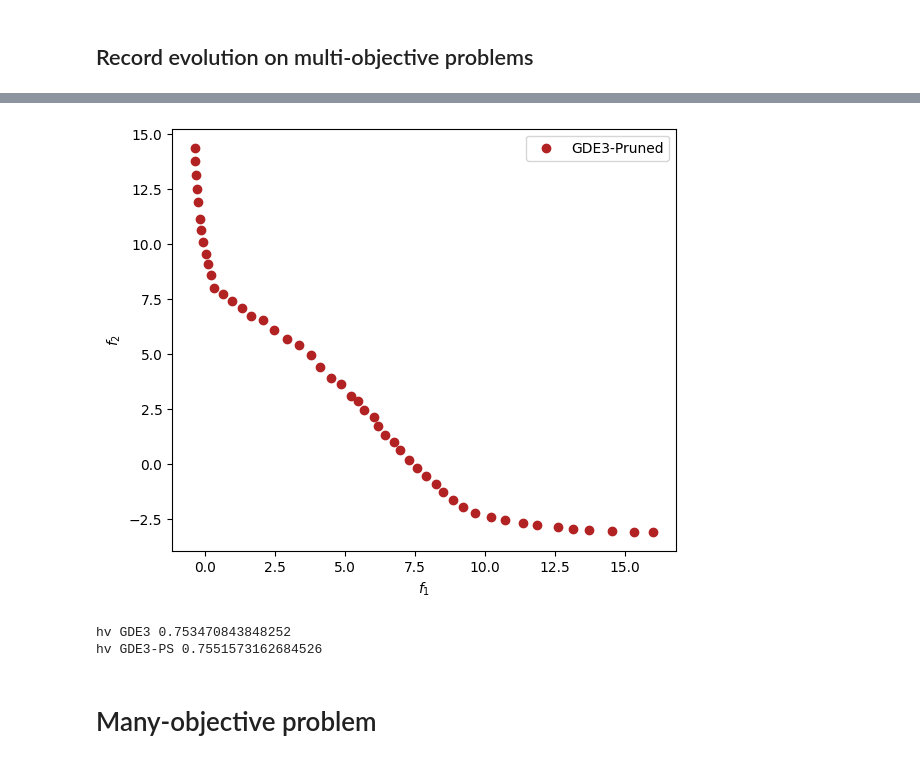
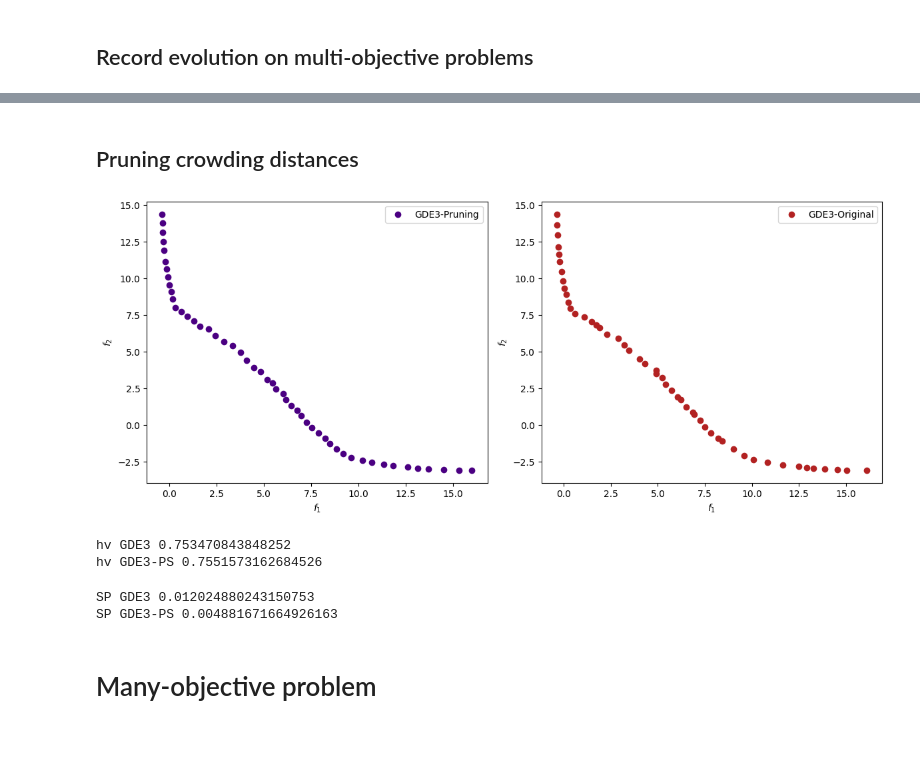
Before and after one commit to mooscaliaproject/pymoode, a Jupyter notebook: notebooks/tutorial.ipynb, the cells around one changed output, grey strips where cells are left out. Saved outputs shown, nothing was run; the diff lists cells and outputs as text; code cells hidden in the pictures.

Commit message:
updates on pruning cd and readme

```diff
--- a/notebooks/tutorial.ipynb
+++ b/notebooks/tutorial.ipynb
@@ -436,3 +425,7 @@ pruning_survival = RankAndCrowding(crowding_func="pruned-cd")
+# %% [markdown]
+## Pruning crowding distances
+# %%
+pruning_survival = RankAndCrowding(crowding_func="pcd")
 # %%
 gde3_ps = GDE3(pop_size=50, variant="DE/rand/1/bin", F=(0.0, 1.0), CR=0.7, survival=pruning_survival)
 # %%
@@ -445,15 +438,22 @@ res_gde3_ps_problem_2 = minimize(
     verbose=False
 )
 # %%
-fig, ax = plt.subplots(figsize=[6, 5], dpi=100)
-ax.scatter(res_gde3_ps_problem_2.F[:, 0], res_gde3_ps_problem_2.F[:, 1], color="firebrick", label="GDE3-Pruned", marker="o")
-ax.set_ylabel("$f_2$")
-ax.set_xlabel("$f_1$")
-ax.legend()
+fig, ax = plt.subplots(1, 2, figsize=[12, 5], dpi=100)
+
+ax[0].scatter(res_gde3_ps_problem_2.F[:, 0], res_gde3_ps_problem_2.F[:, 1], color="indigo", label="GDE3-Pruning", marker="o")
+ax[0].set_ylabel("$f_2$")
+ax[0].set_xlabel("$f_1$")
+ax[0].legend()
+
+ax[1].scatter(res_gde3_problem_2.F[:, 0], res_gde3_problem_2.F[:, 1], color="firebrick", label="GDE3-Original", marker="o")
+ax[1].set_ylabel("$f_2$")
+ax[1].set_xlabel("$f_1$")
+ax[1].legend()
+
 fig.tight_layout()
 plt.show()
 # %% [output]
-[figure, old version]
+[figure, new version]
 # %%
 print("hv GDE3", hv_p2.do(res_gde3_problem_2.F))
 print("hv GDE3-PS", hv_p2.do(res_gde3_ps_problem_2.F))
@@ -463,3 +472,9 @@ hv GDE3-PS 0.7551573162684526
+# %%
+print("SP GDE3", sp_p2.do(res_gde3_problem_2.F))
+print("SP GDE3-PS", sp_p2.do(res_gde3_ps_problem_2.F))
+# %% [output]
+SP GDE3 0.012024880243150753
+SP GDE3-PS 0.004881671664926163
 # %% [markdown]
 # Many-objective problem
 # %%
```
Also changed, not shown: parts of 15 cells of this notebook, 12 other files.
